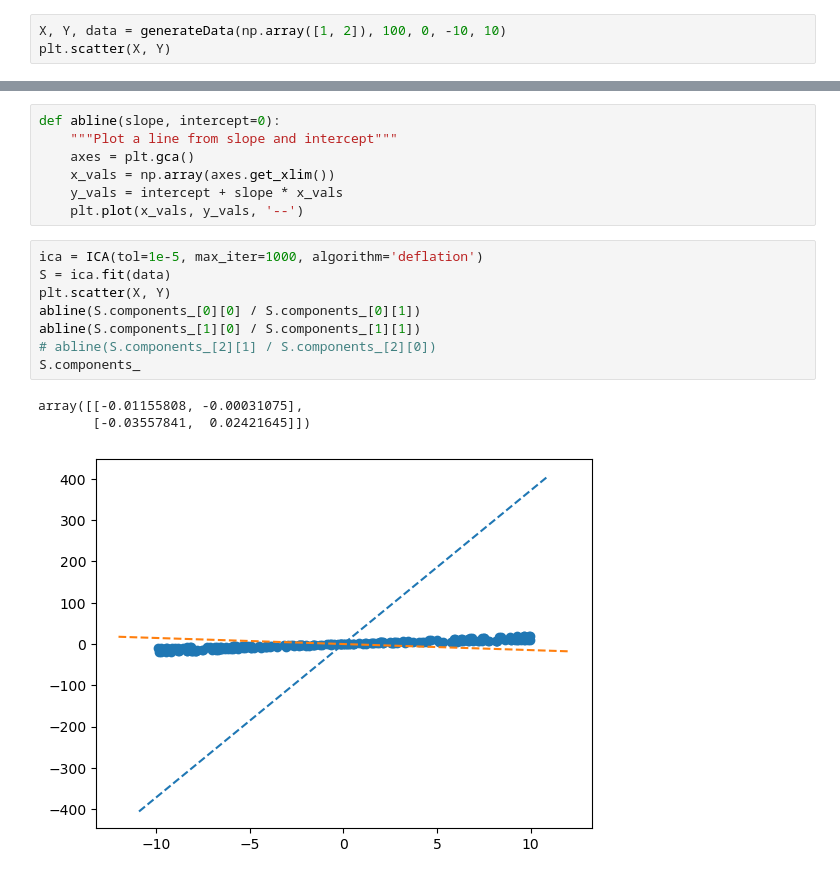
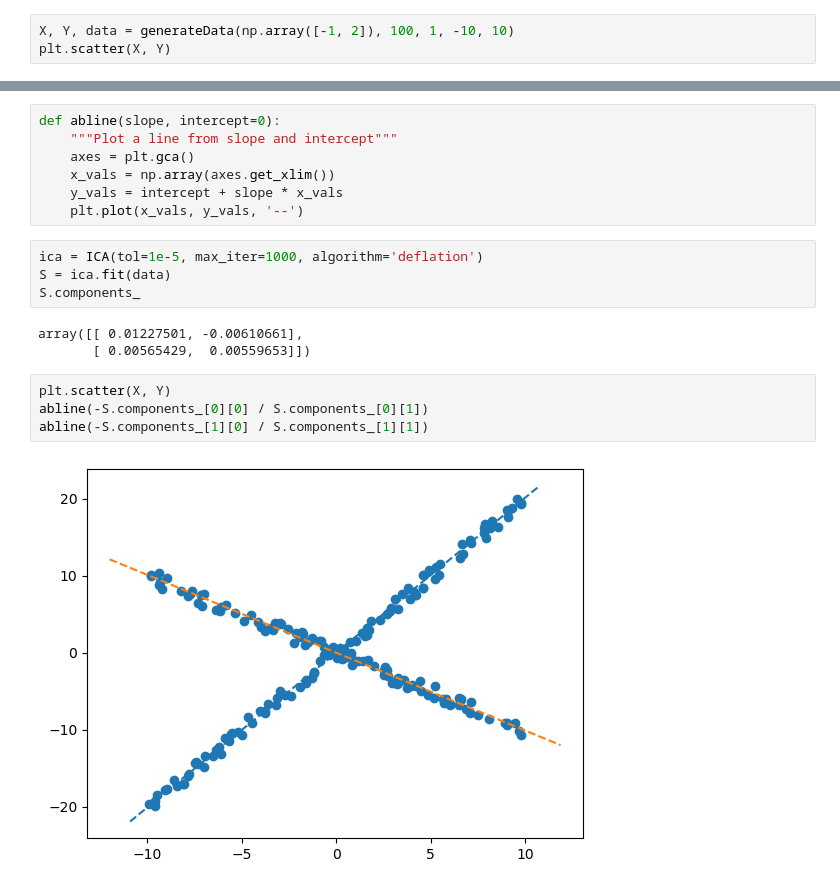
Before and after one commit to charliehuang09/ML, a Jupyter notebook: Unsupervised Learning/ICA/sklearnICA.ipynb, the cells around one changed output, grey strips where cells are left out. Cells and saved outputs as stored; diff of their text form.

```diff
--- a/Unsupervised Learning/ICA/sklearnICA.ipynb
+++ b/Unsupervised Learning/ICA/sklearnICA.ipynb
@@ -18,7 +18,7 @@ def generateData(slopes, samples, deviation, l, u):
             data.append([x, y])
     return np.array(X), np.array(Y), np.array(data)
 # %%
-X, Y, data = generateData(np.array([1, 2]), 100, 0, -10, 10)
+X, Y, data = generateData(np.array([-1, 2]), 100, 1, -10, 10)
 plt.scatter(X, Y)
 # %% [output]
 <matplotlib.collections.PathCollection at 0x...>
@@ -30,15 +30,16 @@ def abline(slope, intercept=0):
     x_vals = np.array(axes.get_xlim())
     y_vals = intercept + slope * x_vals
     plt.plot(x_vals, y_vals, '--')
+# %%
+ica = ICA(tol=1e-5, max_iter=1000, algorithm='deflation')
+S = ica.fit(data)
+S.components_
+# %% [output]
+array([[ 0.01227501, -0.00610661],
+       [ 0.00565429,  0.00559653]])
 # %%
-ica = ICA(tol=1e-5, max_iter=1000, algorithm='deflation')
-S = ica.fit(data)
 plt.scatter(X, Y)
-abline(S.components_[0][0] / S.components_[0][1])
-abline(S.components_[1][0] / S.components_[1][1])
-# abline(S.components_[2][1] / S.components_[2][0])
-S.components_
+abline(-S.components_[0][0] / S.components_[0][1])
+abline(-S.components_[1][0] / S.components_[1][1])
 # %% [output]
-array([[-0.01155808, -0.00031075],
-       [-0.03557841,  0.02421645]])
-[figure, old version]
+[figure, new version]
```
Also changed, not shown: parts of 1 cell of this notebook.
